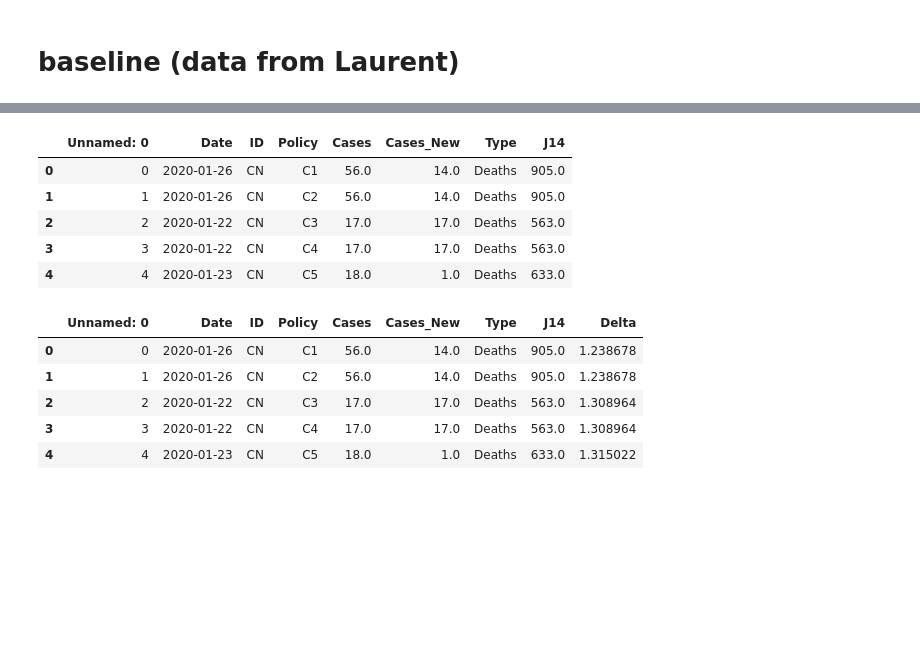
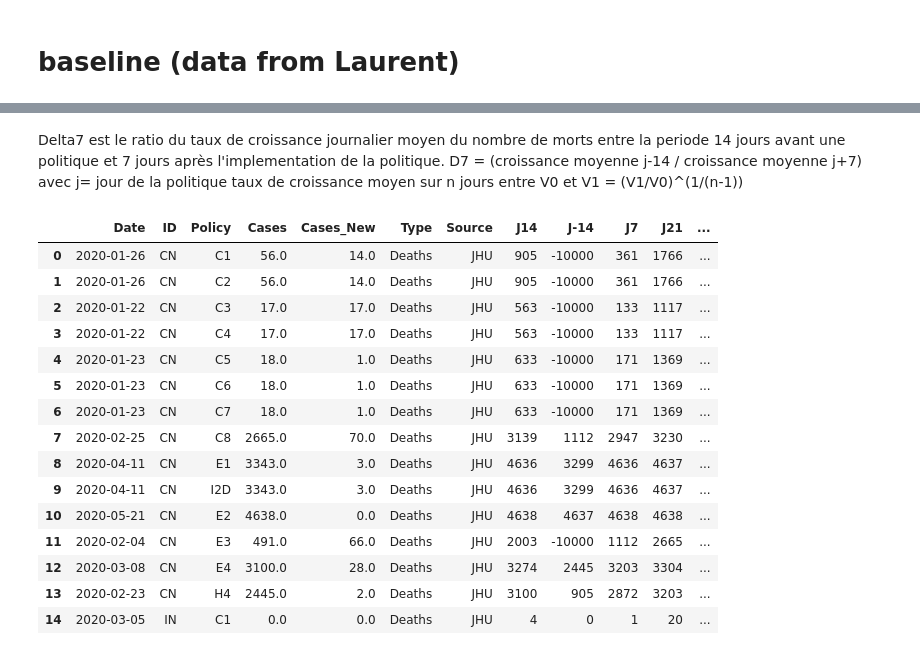
Before and after one commit to TristanBOOK/coronanet, a Jupyter notebook: Notebooks/Paul_Exploration_1.ipynb, the cells around one changed output, grey strips where cells are left out. Cells and saved outputs as stored; diff of their text form; code cells hidden in the pictures; blank space fills up the shorter version.

Commit message:
saving notebook with baseline model (see section 13

```diff
--- a/Notebooks/Paul_Exploration_1.ipynb
+++ b/Notebooks/Paul_Exploration_1.ipynb
@@ -482,5 +461,6 @@ baseline_df.head(10)
 # %% [markdown]
 # baseline (data from Laurent)
 # %%
-lma_baseline=pd.read_csv('/Users/paulcharpentier/Desktop/Coronanet_files/LMA_J14_temp.csv')
+lma_baseline=pd.read_csv('/Users/paulcharpentier/code/TristanBOOK/coronanet/coronanet/data/LMA_relative_time_cases.csv')
 lma_baseline['Cases']=lma_baseline['Cases'].astype(float)
+lma_baseline=lma_baseline.drop('Unnamed: 0',axis=1)
@@ -487,9 +487,33 @@ lma_baseline['Cases']=lma_baseline['Cases'].astype(float)
+# %% [markdown]
+Delta7 est le ratio du taux de croissance journalier moyen du nombre de morts entre la periode 14 jours avant une politique et 7 jours après l'implementation de la politique.
+D7 = (croissance moyenne j-14 / croissance moyenne j+7)
+avec j= jour de la politique
+taux de croissance moyen sur n jours entre V0 et V1 = (V1/V0)^(1/(n-1))
+# %%
+J_14=(lma_baseline['Cases']/lma_baseline['J-14'])**(1/13)
+J14=(lma_baseline['J14']/lma_baseline['Cases'])**(1/13)
+J7=(lma_baseline['J7']/lma_baseline['Cases'])**(1/6)
+J21=(lma_baseline['J21']/lma_baseline['Cases'])**(1/20)
+
+lma_baseline['Delta7']=(J7/J_14)
+lma_baseline['Delta14']=(J14/J_14)
+lma_baseline['Delta21']=(J21/J_14)
 # %%
-lma_baseline.head()
+lma_baseline.head(15)
 # %% [output]
-|  | Unnamed: 0 | Date | ID | Policy | Cases | Cases_New | Type | J14 |
-| 0 | 0 | 2020-01-26 | CN | C1 | 56.0 | 14.0 | Deaths | 905.0 |
-| 1 | 1 | 2020-01-26 | CN | C2 | 56.0 | 14.0 | Deaths | 905.0 |
-| 2 | 2 | 2020-01-22 | CN | C3 | 17.0 | 17.0 | Deaths | 563.0 |
-| 3 | 3 | 2020-01-22 | CN | C4 | 17.0 | 17.0 | Deaths | 563.0 |
-| 4 | 4 | 2020-01-23 | CN | C5 | 18.0 | 1.0 | Deaths | 633.0 |
+|  | Date | ID | Policy | Cases | Cases_New | Type | Source | J14 | J-14 | J7 | J21 | ... |
+| 0 | 2020-01-26 | CN | C1 | 56.0 | 14.0 | Deaths | JHU | 905 | -10000 | 361 | 1766 | ... |
+| 1 | 2020-01-26 | CN | C2 | 56.0 | 14.0 | Deaths | JHU | 905 | -10000 | 361 | 1766 | ... |
+| 2 | 2020-01-22 | CN | C3 | 17.0 | 17.0 | Deaths | JHU | 563 | -10000 | 133 | 1117 | ... |
+| 3 | 2020-01-22 | CN | C4 | 17.0 | 17.0 | Deaths | JHU | 563 | -10000 | 133 | 1117 | ... |
+| 4 | 2020-01-23 | CN | C5 | 18.0 | 1.0 | Deaths | JHU | 633 | -10000 | 171 | 1369 | ... |
+| 5 | 2020-01-23 | CN | C6 | 18.0 | 1.0 | Deaths | JHU | 633 | -10000 | 171 | 1369 | ... |
+| 6 | 2020-01-23 | CN | C7 | 18.0 | 1.0 | Deaths | JHU | 633 | -10000 | 171 | 1369 | ... |
+| 7 | 2020-02-25 | CN | C8 | 2665.0 | 70.0 | Deaths | JHU | 3139 | 1112 | 2947 | 3230 | ... |
+| 8 | 2020-04-11 | CN | E1 | 3343.0 | 3.0 | Deaths | JHU | 4636 | 3299 | 4636 | 4637 | ... |
+| 9 | 2020-04-11 | CN | I2D | 3343.0 | 3.0 | Deaths | JHU | 4636 | 3299 | 4636 | 4637 | ... |
+| 10 | 2020-05-21 | CN | E2 | 4638.0 | 0.0 | Deaths | JHU | 4638 | 4637 | 4638 | 4638 | ... |
+| 11 | 2020-02-04 | CN | E3 | 491.0 | 66.0 | Deaths | JHU | 2003 | -10000 | 1112 | 2665 | ... |
+| 12 | 2020-03-08 | CN | E4 | 3100.0 | 28.0 | Deaths | JHU | 3274 | 2445 | 3203 | 3304 | ... |
+| 13 | 2020-02-23 | CN | H4 | 2445.0 | 2.0 | Deaths | JHU | 3100 | 905 | 2872 | 3203 | ... |
+| 14 | 2020-03-05 | IN | C1 | 0.0 | 0.0 | Deaths | JHU | 4 | 0 | 1 | 20 | ... |
@@ -507,9 +519,0 @@ lma_baseline['Delta21']=(J21/J_14)**(1/20)
-# %%
-lma_baseline.head()
-# %% [output]
-|  | Unnamed: 0 | Date | ID | Policy | Cases | Cases_New | Type | J14 | Delta |
-| 0 | 0 | 2020-01-26 | CN | C1 | 56.0 | 14.0 | Deaths | 905.0 | 1.238678 |
-| 1 | 1 | 2020-01-26 | CN | C2 | 56.0 | 14.0 | Deaths | 905.0 | 1.238678 |
-| 2 | 2 | 2020-01-22 | CN | C3 | 17.0 | 17.0 | Deaths | 563.0 | 1.308964 |
-| 3 | 3 | 2020-01-22 | CN | C4 | 17.0 | 17.0 | Deaths | 563.0 | 1.308964 |
-| 4 | 4 | 2020-01-23 | CN | C5 | 18.0 | 1.0 | Deaths | 633.0 | 1.315022 |
```
Also changed, not shown: parts of 21 cells of this notebook.
